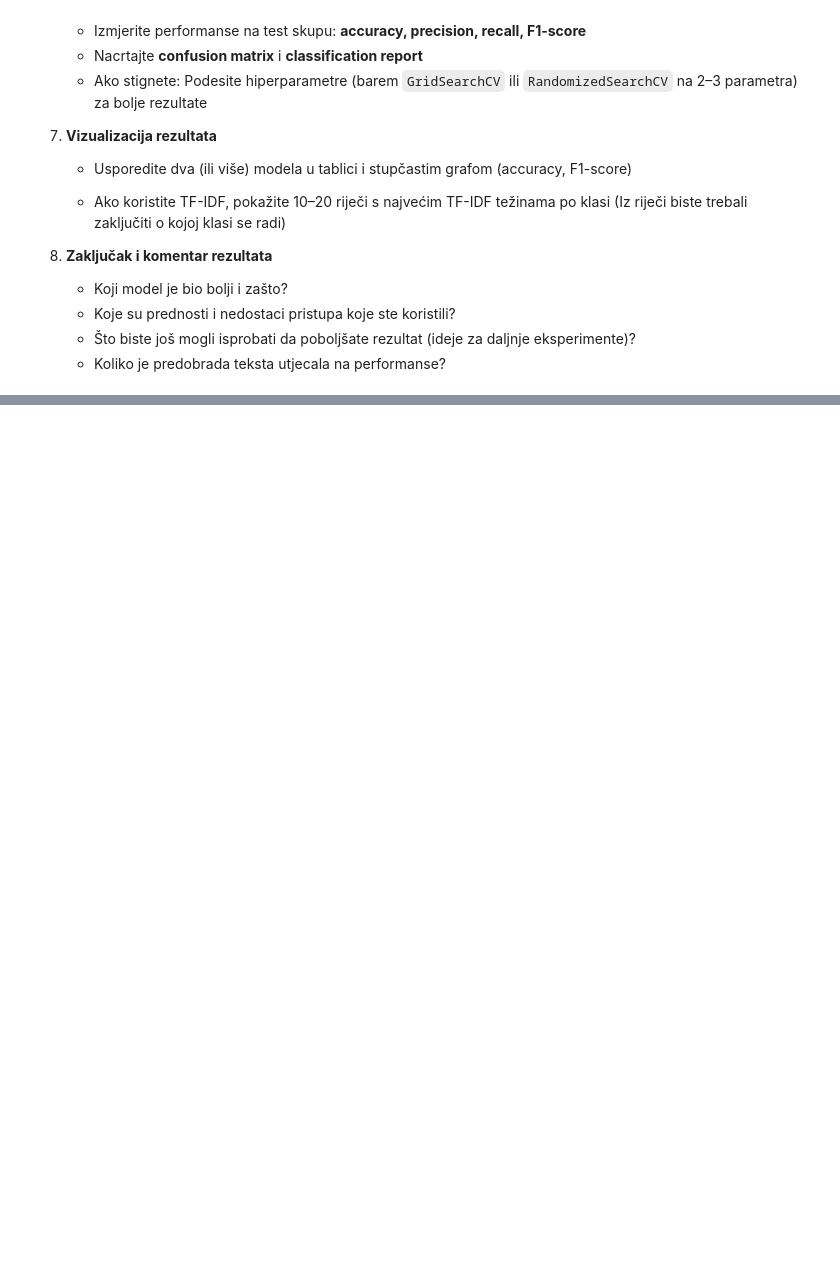
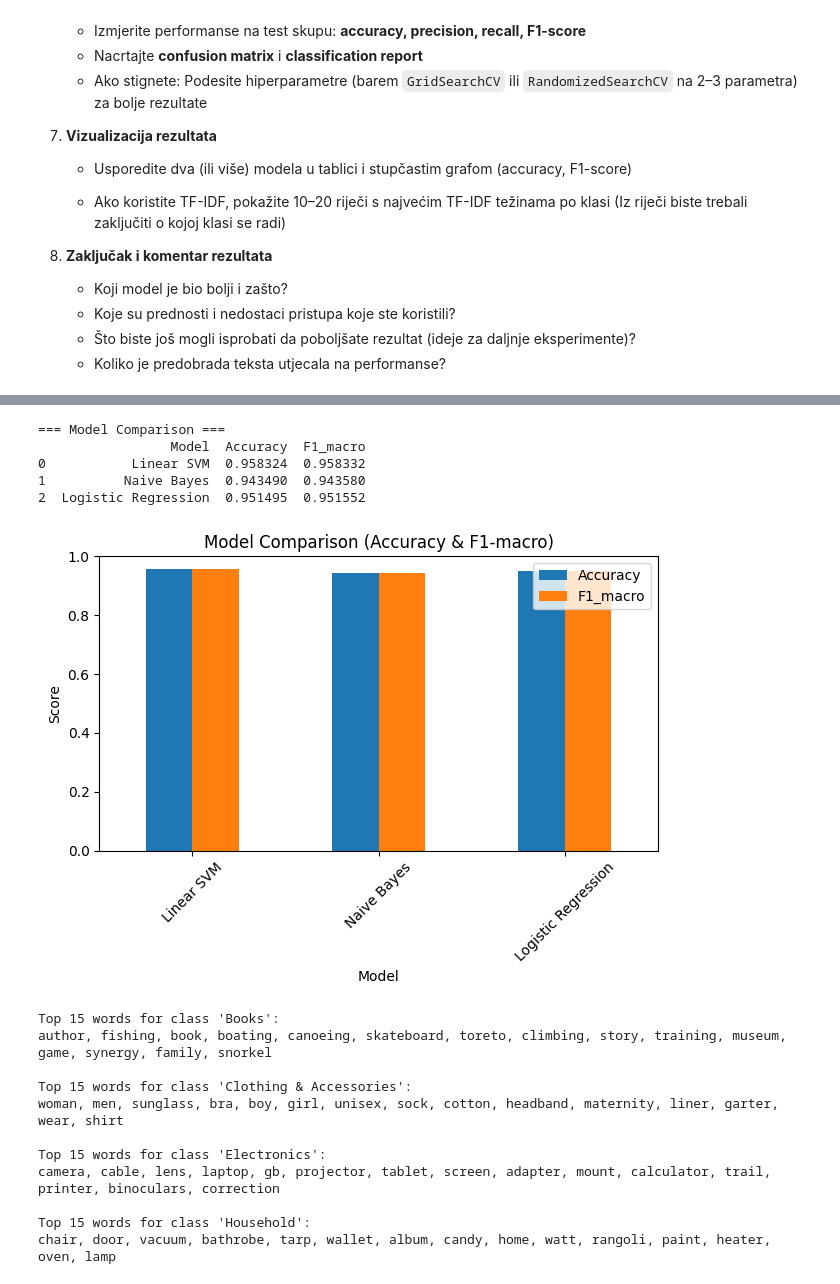
Before and after one commit to majavarsava/ObradaPrirodnogJezika-LV, a Jupyter notebook: NLP_LV3_bezrjesenja.ipynb, the cells around one changed output, grey strips where cells are left out. Drawn from its saved outputs; the diff is of its cells as text; code cells hidden in the pictures; blank space fills up the shorter version.

```diff
--- a/NLP_LV3_bezrjesenja.ipynb
+++ b/NLP_LV3_bezrjesenja.ipynb
@@ -503,0 +756,58 @@ KeyboardInterrupt:
+# %%
+#7
+results = []
+models = [
+    ("Linear SVM", svm_clf),
+    ("Naive Bayes", nb_clf),
+    ("Logistic Regression", log_reg)
+]
+
+for name, model in models:
+    y_pred = model.predict(X_test)
+    acc = accuracy_score(y_test_enc, y_pred)
+    f1 = precision_recall_fscore_support(y_test_enc, y_pred, average="macro")[2]
+    results.append({"Model": name, "Accuracy": acc, "F1_macro": f1})
+
+results_df = pd.DataFrame(results)
+print("\n=== Model Comparison ===")
+print(results_df)
+
+# Bar plot
+ax = results_df.set_index("Model")[["Accuracy", "F1_macro"]].plot(kind="bar")
+plt.ylim(0, 1)
+plt.ylabel("Score")
+plt.title("Model Comparison (Accuracy & F1-macro)")
+plt.xticks(rotation=45)
+plt.tight_layout()
+plt.show()
+
+# -------- TOP TF-IDF WORDS PER CLASS (SVM) --------
+feature_names = tfidf.get_feature_names_out()
+class_labels = label_encoder.classes_
+top_n = 15
+
+for i, class_name in enumerate(class_labels):
+    class_coef = svm_clf.coef_[i]
+    top_indices = np.argsort(class_coef)[-top_n:][::-1]
+    top_words = [feature_names[j] for j in top_indices]
+
+    print(f"\nTop {top_n} words for class '{class_name}':")
+    print(", ".join(top_words))
+# %% [output]
+=== Model Comparison ===
+                 Model  Accuracy  F1_macro
+0           Linear SVM  0.958324  0.958332
+1          Naive Bayes  0.943490  0.943580
+2  Logistic Regression  0.951495  0.951552
+[figure, added]
+Top 15 words for class 'Books':
+author, fishing, book, boating, canoeing, skateboard, toreto, climbing, story, training, museum, game, synergy, family, snorkel
+
+Top 15 words for class 'Clothing & Accessories':
+woman, men, sunglass, bra, boy, girl, unisex, sock, cotton, headband, maternity, liner, garter, wear, shirt
+
+Top 15 words for class 'Electronics':
+camera, cable, lens, laptop, gb, projector, tablet, screen, adapter, mount, calculator, trail, printer, binoculars, correction
+
+Top 15 words for class 'Household':
+chair, door, vacuum, bathrobe, tarp, wallet, album, candy, home, watt, rangoli, paint, heater, oven, lamp
```
Also changed, not shown: parts of 13 cells of this notebook.
